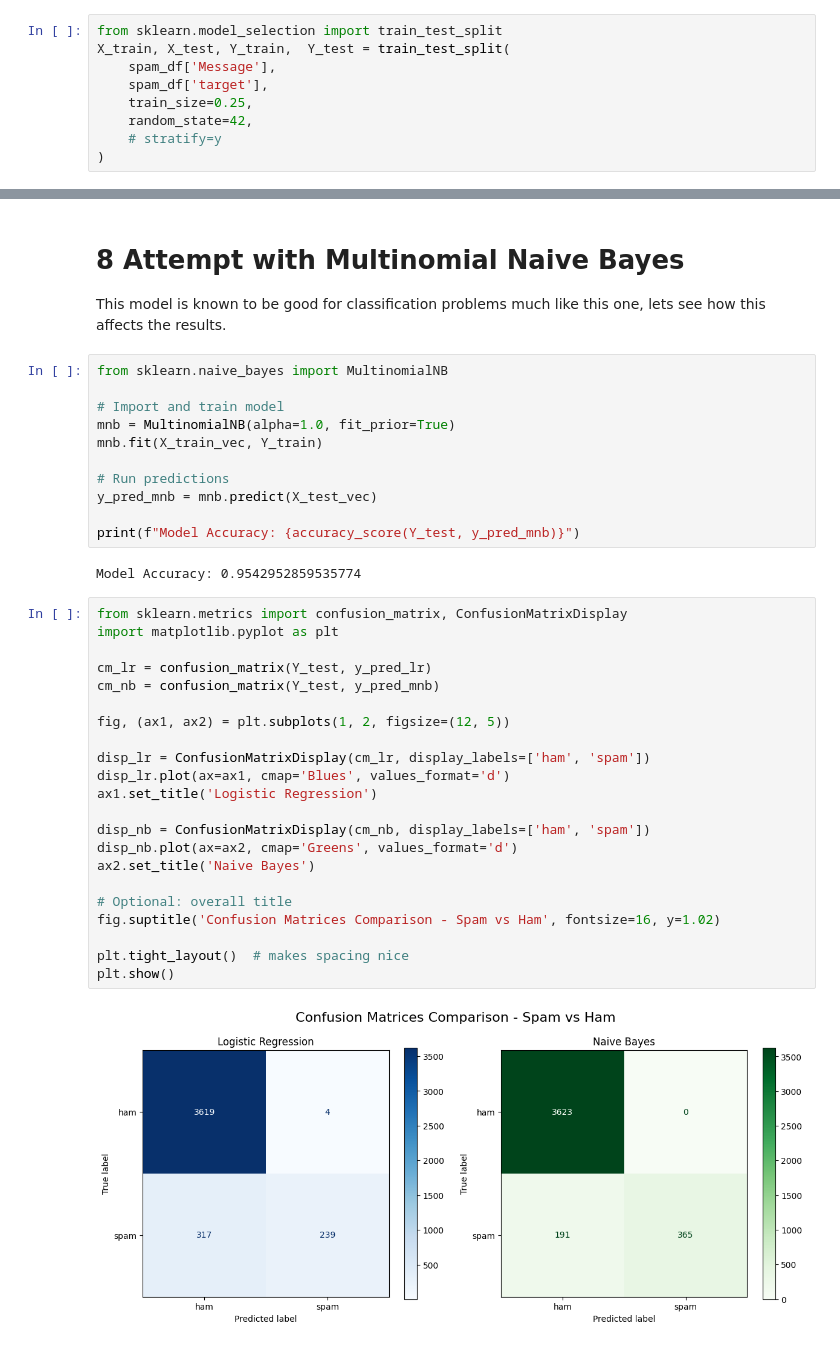
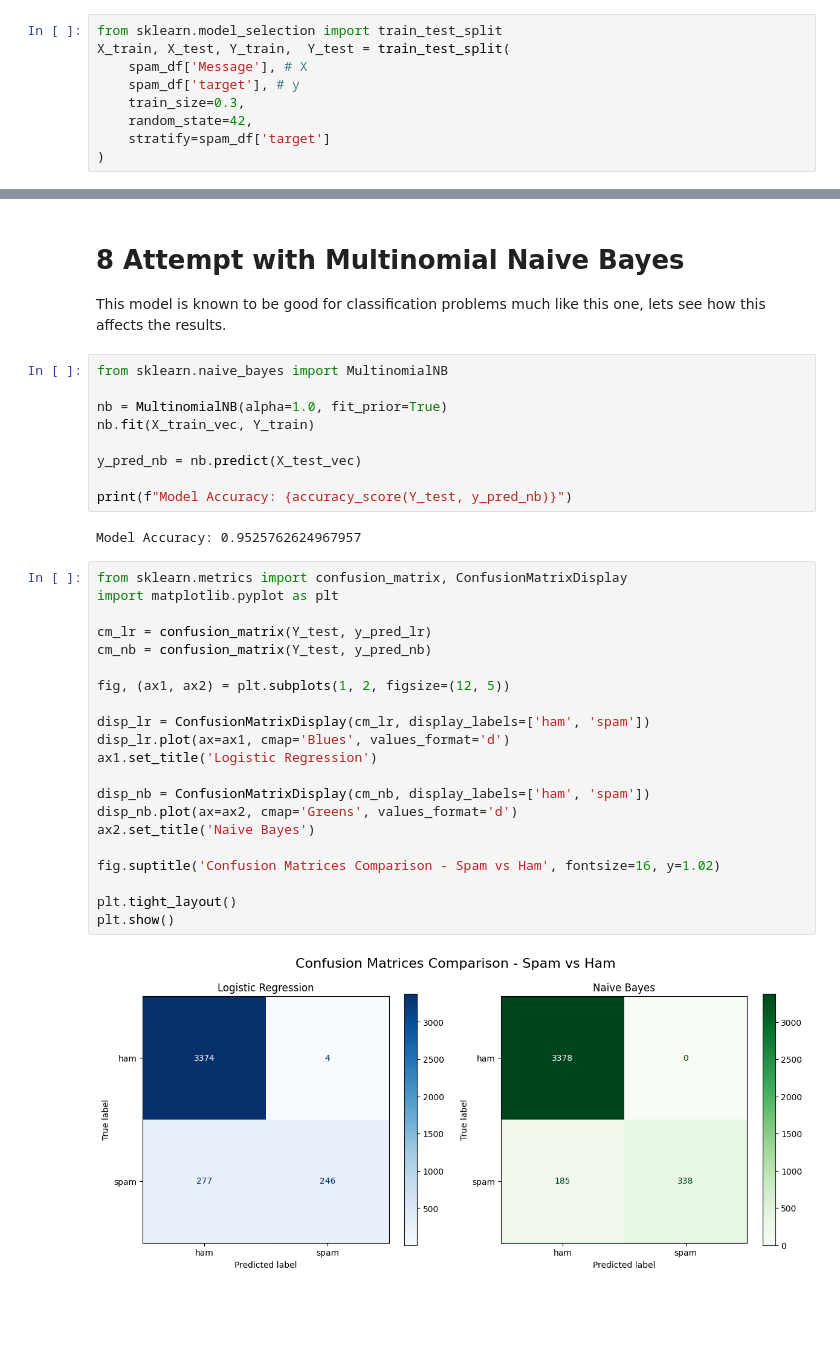
Before and after one commit to codyveladev/spam-classifier, a Jupyter notebook: spam-classifier.ipynb, the cells around one changed output, grey strips where cells are left out. Cells and saved outputs as stored; diff of their text form; blank space fills up the shorter version.

Commit message:
Kaggle Notebook | spam-classifier | Version 4

```diff
--- a/spam-classifier.ipynb
+++ b/spam-classifier.ipynb
@@ -72,11 +79,11 @@ Split out 15-20% of the training data
 # %%
 from sklearn.model_selection import train_test_split
 X_train, X_test, Y_train,  Y_test = train_test_split(
-    spam_df['Message'],
-    spam_df['target'],
-    train_size=0.25,
+    spam_df['Message'], # X
+    spam_df['target'], # y
+    train_size=0.3,
     random_state=42,
-    # stratify=y
+    stratify=spam_df['target']
 )
 # %% [markdown]
 # 5 Vectorize and fit the training data
@@ -136,37 +122,34 @@ This model is known to be good for classification problems much like this one, l
 # %%
 from sklearn.naive_bayes import MultinomialNB
 
-# Import and train model
-mnb = MultinomialNB(alpha=1.0, fit_prior=True)
-mnb.fit(X_train_vec, Y_train)
+nb = MultinomialNB(alpha=1.0, fit_prior=True)
+nb.fit(X_train_vec, Y_train)
 
-# Run predictions
-y_pred_mnb = mnb.predict(X_test_vec)
+y_pred_nb = nb.predict(X_test_vec)
 
-print(f"Model Accuracy: {accuracy_score(Y_test, y_pred_mnb)}")
+print(f"Model Accuracy: {accuracy_score(Y_test, y_pred_nb)}")
 # %% [output]
-Model Accuracy: 0.9542952859535774
+Model Accuracy: 0.9525762624967957
 # %%
 from sklearn.metrics import confusion_matrix, ConfusionMatrixDisplay
 import matplotlib.pyplot as plt
 
 cm_lr = confusion_matrix(Y_test, y_pred_lr)
-cm_nb = confusion_matrix(Y_test, y_pred_mnb)
+cm_nb = confusion_matrix(Y_test, y_pred_nb)
 
 fig, (ax1, ax2) = plt.subplots(1, 2, figsize=(12, 5))
 
 disp_lr = ConfusionMatrixDisplay(cm_lr, display_labels=['ham', 'spam'])
 disp_lr.plot(ax=ax1, cmap='Blues', values_format='d')
 ax1.set_title('Logistic Regression')
 
 disp_nb = ConfusionMatrixDisplay(cm_nb, display_labels=['ham', 'spam'])
 disp_nb.plot(ax=ax2, cmap='Greens', values_format='d')
 ax2.set_title('Naive Bayes')
 
-# Optional: overall title
 fig.suptitle('Confusion Matrices Comparison - Spam vs Ham', fontsize=16, y=1.02)
 
-plt.tight_layout()  # makes spacing nice
+plt.tight_layout()
 plt.show()
 # %% [output]
-[figure, old version]
+[figure, new version]
```
Also changed, not shown: parts of 4 cells of this notebook.
